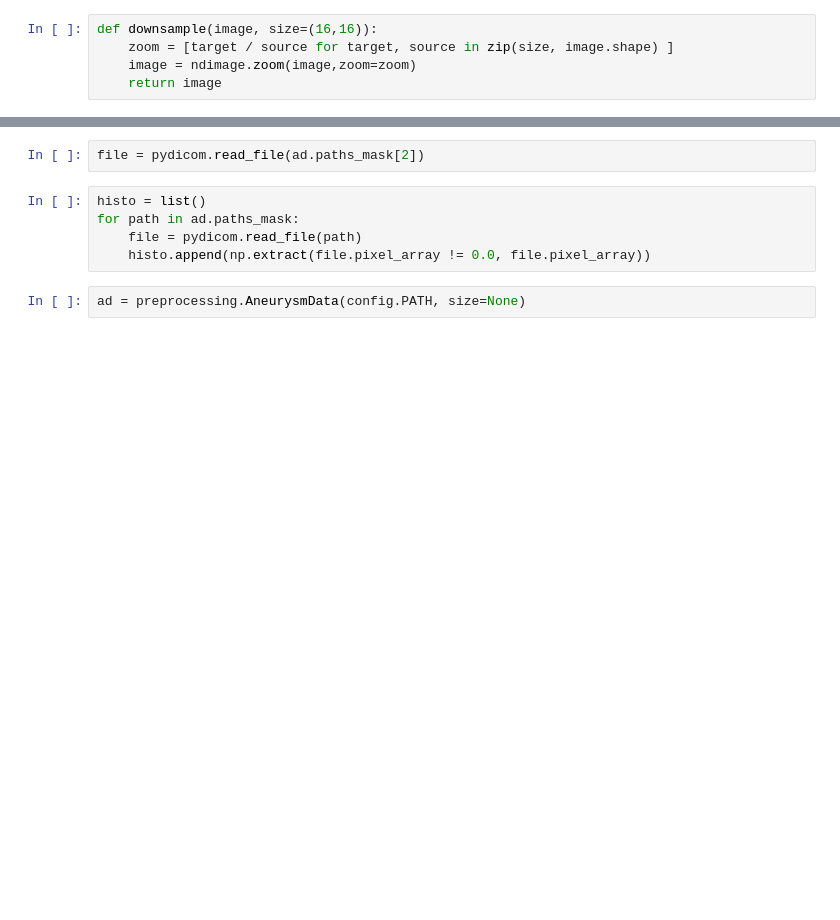
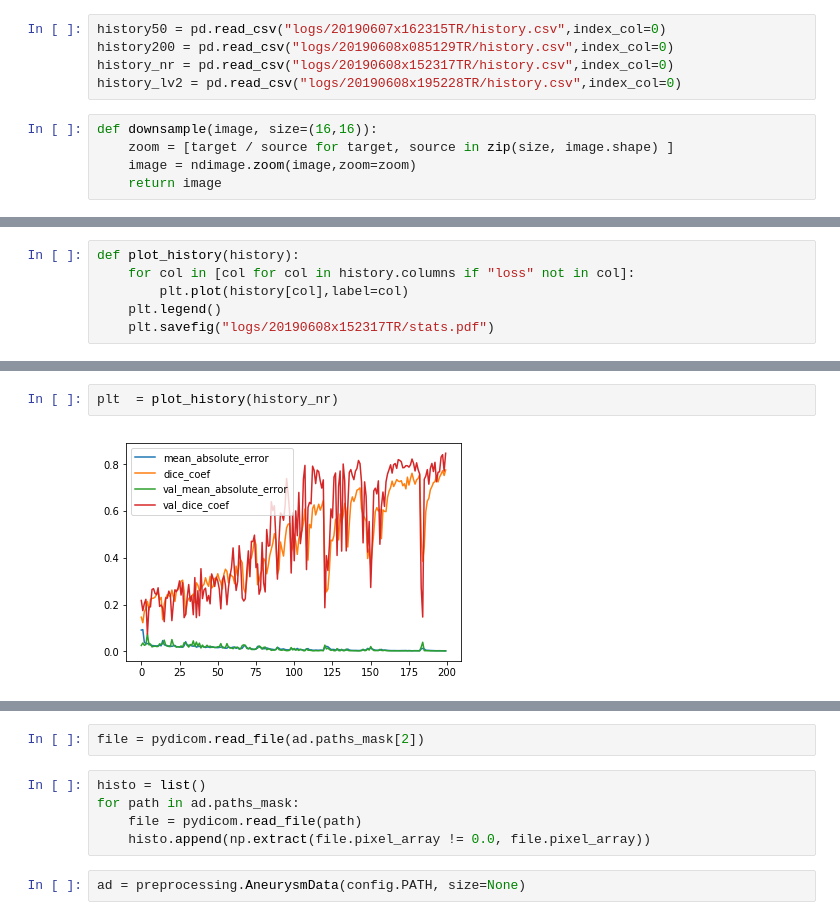
Before and after one commit to DalasNoin/aneurysm-segment, a Jupyter notebook: data-experiments.ipynb, the cells around one changed output, grey strips where cells are left out. Saved outputs shown, nothing was run; the diff lists cells and outputs as text; blank space fills up the shorter version.

```diff
--- a/data-experiments.ipynb
+++ b/data-experiments.ipynb
@@ -14,3 +13,8 @@ from data import sequence_generators
+# %%
+history50 = pd.read_csv("logs/20190607x162315TR/history.csv",index_col=0)
+history200 = pd.read_csv("logs/20190608x085129TR/history.csv",index_col=0)
+history_nr = pd.read_csv("logs/20190608x152317TR/history.csv",index_col=0)
+history_lv2 = pd.read_csv("logs/20190608x195228TR/history.csv",index_col=0)
 # %%
 def downsample(image, size=(16,16)):
     zoom = [target / source for target, source in zip(size, image.shape) ]
@@ -48,0 +23,6 @@ plt.hist(np.extract(dist != 0, dist))
+# %%
+def plot_history(history):
+    for col in [col for col in history.columns if "loss" not in col]:
+        plt.plot(history[col],label=col)
+    plt.legend()
+    plt.savefig("logs/20190608x152317TR/stats.pdf")
@@ -48,0 +35,4 @@ plt.hist(np.extract(dist != 0, dist))
+# %%
+plt  = plot_history(history_nr)
+# %% [output]
+[figure, added]
```
Also changed, not shown: parts of 19 cells of this notebook, 6 other files.
